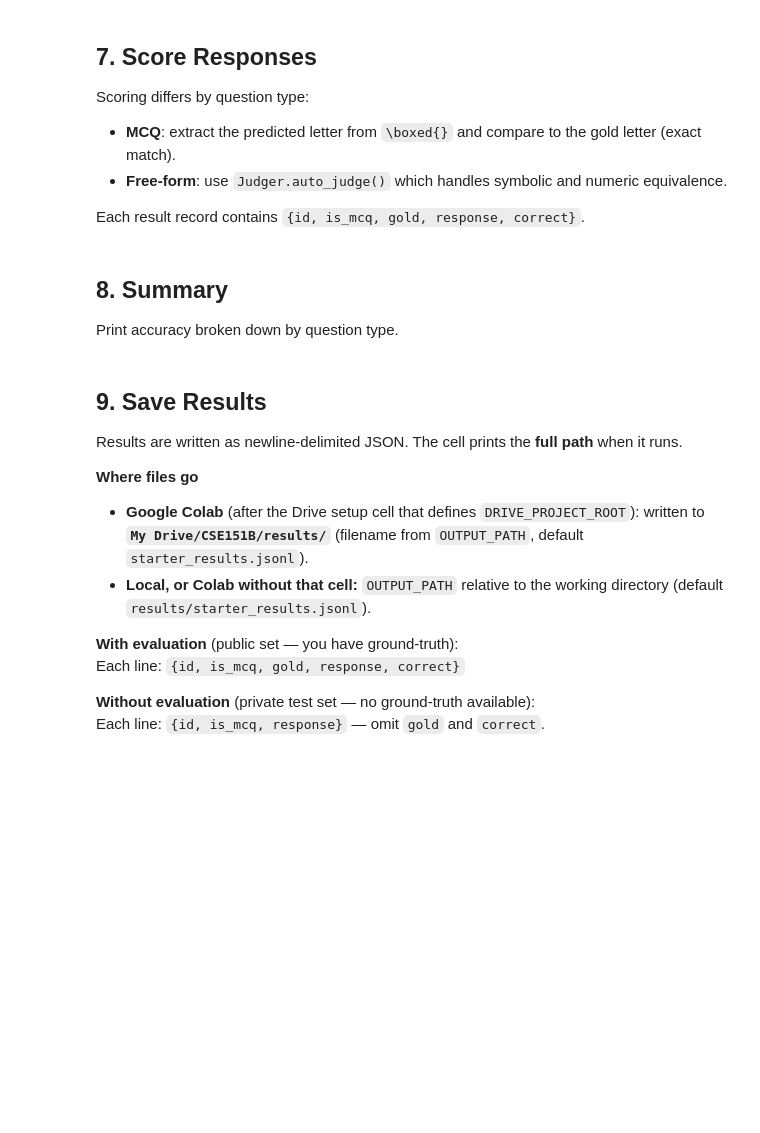
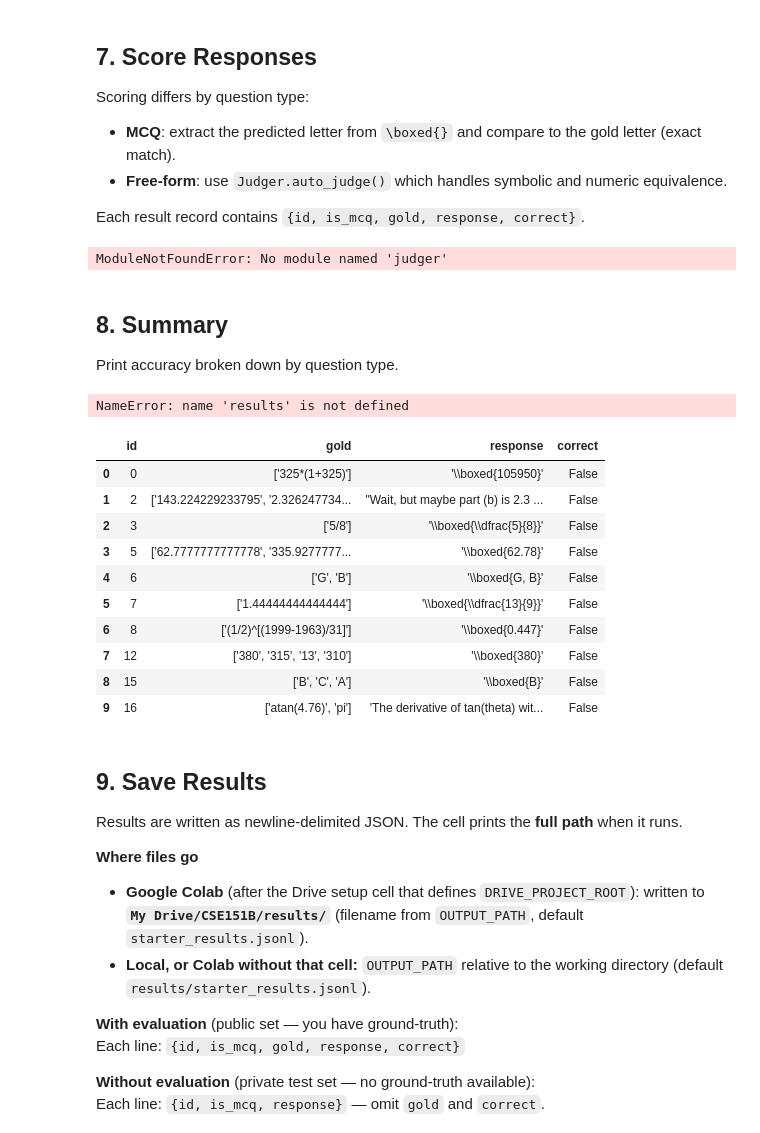
Before and after one commit to keguangzhang/151B_SP26_Competition, a Jupyter notebook: starter_code_cse151b_comp.ipynb, the cells around one changed output. Saved outputs shown, nothing was run; the diff lists cells and outputs as text; code cells hidden in the pictures; blank space fills up the shorter version.

```diff
--- a/starter_code_cse151b_comp.ipynb
+++ b/starter_code_cse151b_comp.ipynb
@@ -352,16 +380,24 @@ Scoring differs by question type:
 
 Each result record contains `{id, is_mcq, gold, response, correct}`.
 # %%
-# Load Judger for free-form scoring — same Drive root as data (`DRIVE_PROJECT_ROOT` from the Colab copy cell)
-_judger_override = os.environ.get("CSE151B_JUDGER_DIR", "").strip()
-try:
-    JUDGER_ROOT = _judger_override or str(DRIVE_PROJECT_ROOT)
-except NameError:
-    JUDGER_ROOT = _judger_override or "."
+import os, sys, importlib
 
-sys.path.insert(0, os.path.abspath(JUDGER_ROOT))
+JUDGER_ROOT = "/content/drive/MyDrive/"  # folder containing judger.py and utils.py
+
+sys.path.insert(0, JUDGER_ROOT)
+
+for m in ["judger", "utils"]:
+    if m in sys.modules:
+        del sys.modules[m]
+
+importlib.invalidate_caches()
+
 from judger import Judger
 judger = Judger(strict_extract=False)
+
+print("Judger loaded from:", JUDGER_ROOT)
+# %% [output]
+ModuleNotFoundError: No module named 'judger'
 # %%
 def extract_letter(text: str) -> str:
     m = re.search(r"\\boxed\{([A-Za-z])\}", text)
@@ -407,19 +443,65 @@ print(f"Scoring complete. {len(results)} results.")
 
 Print accuracy broken down by question type.
 # %%
+import pandas as pd
+from IPython.display import display
+
+# Make sure these are created
 mcq_res  = [r for r in results if r["is_mcq"]]
 free_res = [r for r in results if not r["is_mcq"]]
 
 def acc(subset):
     return sum(r["correct"] for r in subset) / len(subset) * 100 if subset else 0.0
 
+summary = pd.DataFrame(
+    [
+        ["MCQ", sum(r["correct"] for r in mcq_res), len(mcq_res), f"{acc(mcq_res):.2f}%"],
+        ["Free-form", sum(r["correct"] for r in free_res), len(free_res), f"{acc(free_res):.2f}%"],
+        ["Overall", sum(r["correct"] for r in results), len(results), f"{acc(results):.2f}%"],
+    ],
+    columns=["Type", "Correct", "Total", "Accuracy"]
+)
+
+display(summary)
+
 print("=" * 50)
 print("EVALUATION RESULTS")
 print("=" * 50)
-print(f"  MCQ        : {sum(r['correct'] for r in mcq_res):4d} / {len(mcq_res):4d}  ({acc(mcq_res):.2f}%)")
-print(f"  Free-form  : {sum(r['correct'] for r in free_res):4d} / {len(free_res):4d}  ({acc(free_res):.2f}%)")
-print(f"  Overall    : {sum(r['correct'] for r in results):4d} / {len(results):4d}  ({acc(results):.2f}%)")
+for _, row in summary.iterrows():
+    print(f"{row['Type']:10s}: {row['Correct']:4d} / {row['Total']:4d}  ({row['Accuracy']})")
 print("=" * 50)
+# %% [output]
+NameError: name 'results' is not defined
+# %%
+import pandas as pd
+from IPython.display import display
+
+# Recreate free_res from current results
+free_res = [r for r in results if not r["is_mcq"]]
+
+debug = pd.DataFrame([
+    {
+        "id": r["id"],
+        "gold": repr(r["gold"]),
+        "response": repr(r["response"])[:1000],
+        "correct": r["correct"],
+    }
+    for r in free_res[:10]
+])
+
+display(debug)
+# %% [output]
+|  | id | gold | response | correct |
+| 0 | 0 | ['325*(1+325)'] | '\\boxed{105950}' | False |
+| 1 | 2 | ['143.224229233795', '2.326247734... | "Wait, but maybe part (b) is 2.3 ... | False |
+| 2 | 3 | ['5/8'] | '\\boxed{\\dfrac{5}{8}}' | False |
+| 3 | 5 | ['62.7777777777778', '335.9277777... | '\\boxed{62.78}' | False |
+| 4 | 6 | ['G', 'B'] | '\\boxed{G, B}' | False |
+| 5 | 7 | ['1.44444444444444'] | '\\boxed{\\dfrac{13}{9}}' | False |
+| 6 | 8 | ['(1/2)^[(1999-1963)/31]'] | '\\boxed{0.447}' | False |
+| 7 | 12 | ['380', '315', '13', '310'] | '\\boxed{380}' | False |
+| 8 | 15 | ['B', 'C', 'A'] | '\\boxed{B}' | False |
+| 9 | 16 | ['atan(4.76)', 'pi'] | 'The derivative of tan(theta) wit... | False |
 # %% [markdown]
 ## 9. Save Results
 
```
Also changed, not shown: parts of 4 cells of this notebook.
